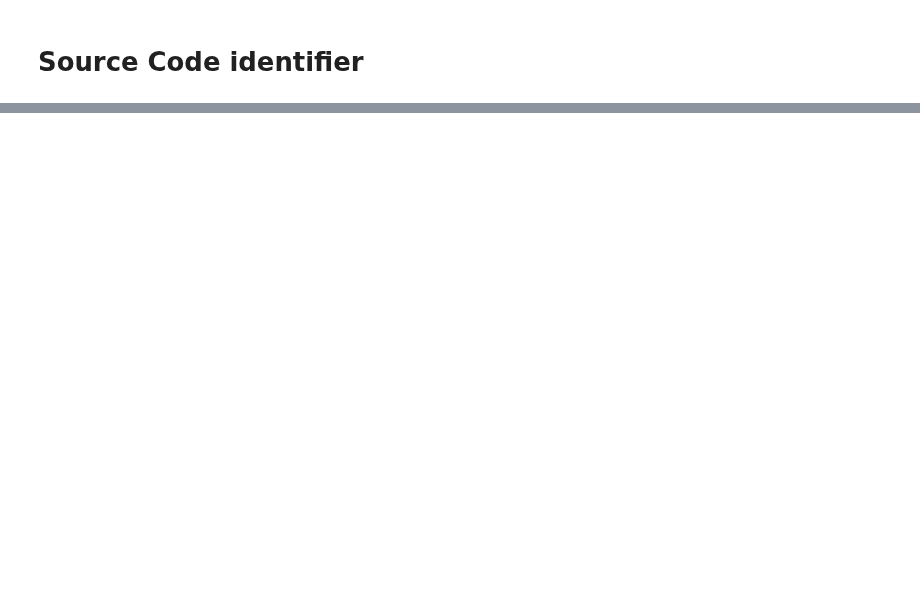
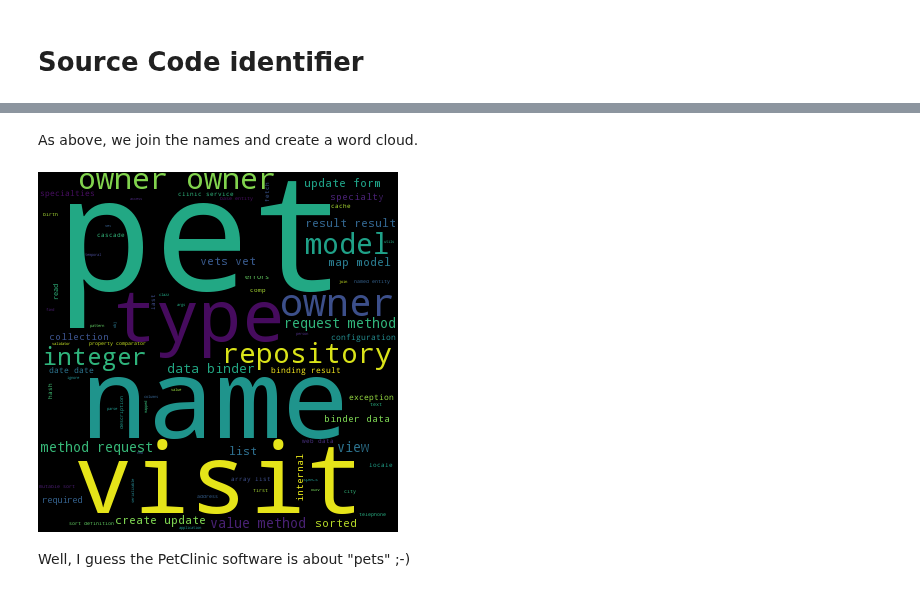
Before and after one commit to feststelltaste/software-analytics, a Jupyter notebook: notebooks/Word Cloud Computing.ipynb, the cells around one changed output, grey strips where cells are left out. Cells and saved outputs as stored; diff of their text form; code cells hidden in the pictures; blank space fills up the shorter version.

```diff
--- a/notebooks/Word Cloud Computing.ipynb
+++ b/notebooks/Word Cloud Computing.ipynb
@@ -103,8 +68,0 @@ file_paths[:5]
-# %%
-import pandas as pd
-docs_corpus = []
-
-for file_path in file_paths:
-    with open(file_path, mode='r', encoding="utf-8") as file:
-        docs_corpus.append(file.read())
-docs_corpus[0][:100]
@@ -141,0 +201,9 @@ ImportError: cannot import name 'Filereader'
+# %% [markdown]
+As above, we join the names and create a word cloud.
+# %%
+names_text = " ".join(names)
+WordCloud(width=360, height=360).generate(names_text).to_image()
+# %% [output]
+[figure, added]
+# %% [markdown]
+Well, I guess the PetClinic software is about "pets" ;-)
```
Also changed, not shown: parts of 50 cells of this notebook, 1 other file.
